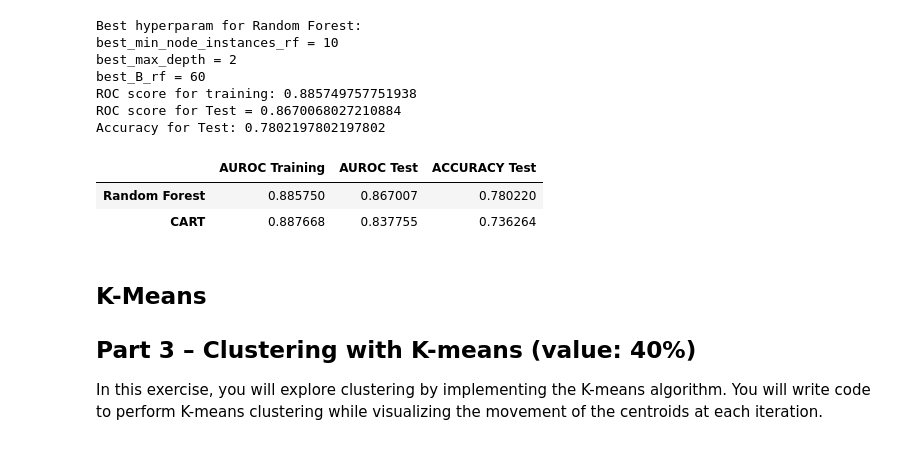
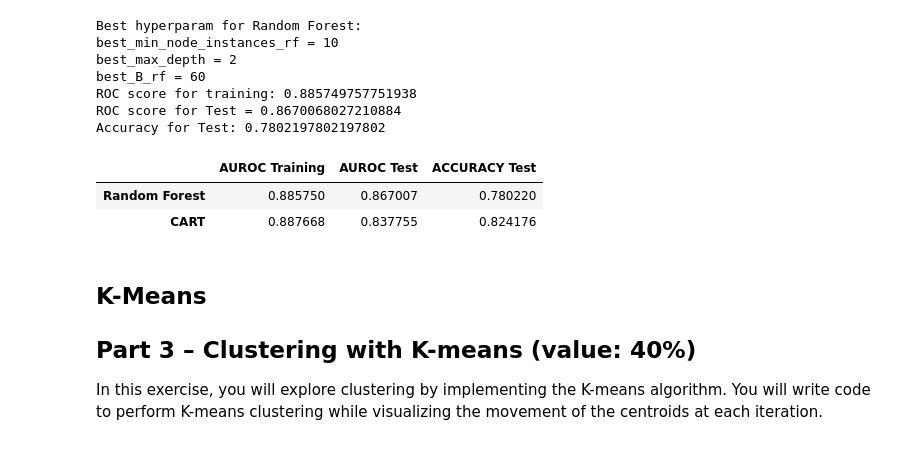
Before and after one commit to matheuspinto4/TACD, a Jupyter notebook: tarefas/tarefa4/Tarefa_4_template.ipynb, the cells around one changed output. Saved outputs shown, nothing was run; the diff lists cells and outputs as text; code cells hidden in the pictures.

```diff
--- a/tarefas/tarefa4/Tarefa_4_template.ipynb
+++ b/tarefas/tarefa4/Tarefa_4_template.ipynb
@@ -624,18 +629,28 @@ class RandomForest:
 rf = RandomForest(B=100, max_depth=3, min_node_instances=10)
 rf.fit(X_train=X_train1, Y_train=Y_train1)
 # %%
-best_score_rf = 0
-best_max_depth_rf = 0
-best_min_node_instances_rf = 0
-best_B_rf = 0
-for max_depth in [2,3,4]:
+best_score_rf = 0  # Melhor AUC encontrado
+best_max_depth_rf = 0  # Melhor profundidade de árvore
+best_min_node_instances_rf = 0  # Melhor valor de mínimo de instâncias por nó
+best_B_rf = 0  # Melhor número de árvores na floresta
+
+# Loop para buscar melhores hiperparâmetros
+for max_depth in [2, 3, 4]:
     print(f"current depth: {max_depth}")
-    for min_node_instances in [10,25,30]:
+    for min_node_instances in [10, 25, 30]:
         print(f"    current 'min node instances': {min_node_instances}")
-        for B in [1,2,3,4,5,6,7,8,9,10,11,50,60,70,80,90,100]:
-            print( f"        current B: {B}")
-            prob = rf.predict_probabilities(X_test=X_validation1, B=B, max_depth=max_depth, min_node_instances=min_node_instances)
+        for B in [1, 2, 3, 4, 5, 6, 7, 8, 9, 10, 11, 50, 60, 70, 80, 90, 100]:
+            print(f"        current B: {B}")
+            # Obtém probabilidades médias da floresta com os hiperparâmetros atuais
+            prob = rf.predict_probabilities(
+                X_test=X_validation1,
+                B=B,
+                max_depth=max_depth,
+                min_node_instances=min_node_instances
+            )
+            # Avalia o desempenho com ROC AUC
             score = roc_auc_score(Y_validation1, prob)
+            # Atualiza os melhores hiperparâmetros se a pontuação for a melhor até agora
             if score >= best_score_rf:
                 best_max_depth_rf = max_depth
                 best_min_node_instances_rf = min_node_instances
@@ -685,16 +700,16 @@ Accuracy for Test: 0.7802197802197802
 # %%
 # Comparing the trees:
 data = [
     [score_training_rf, score_rf, accuracy(prob_rf, Y_test1)],
-    [roc_auc_score(Y_train_set1, tree1.predic_probabilities(X_train_set1)), roc_auc_score(Y_test1, prob1), accuracy(prob, Y_test1)],
+    [roc_auc_score(Y_train_set1, tree1.predic_probabilities(X_train_set1)), roc_auc_score(Y_test1, prob1), accuracy(prob1, Y_test1)],
 ]
 
 df = pd.DataFrame(data, columns=['AUROC Training', 'AUROC Test', 'ACCURACY Test'], index=['Random Forest', 'CART'])
 df
 # %% [output]
 |  | AUROC Training | AUROC Test | ACCURACY Test |
 | Random Forest | 0.885750 | 0.867007 | 0.780220 |
-| CART | 0.887668 | 0.837755 | 0.736264 |
+| CART | 0.887668 | 0.837755 | 0.824176 |
 # %% [markdown]
 ## K-Means
 ## Part 3 – Clustering with K-means (value: 40%)
```
Also changed, not shown: parts of 7 cells of this notebook.
